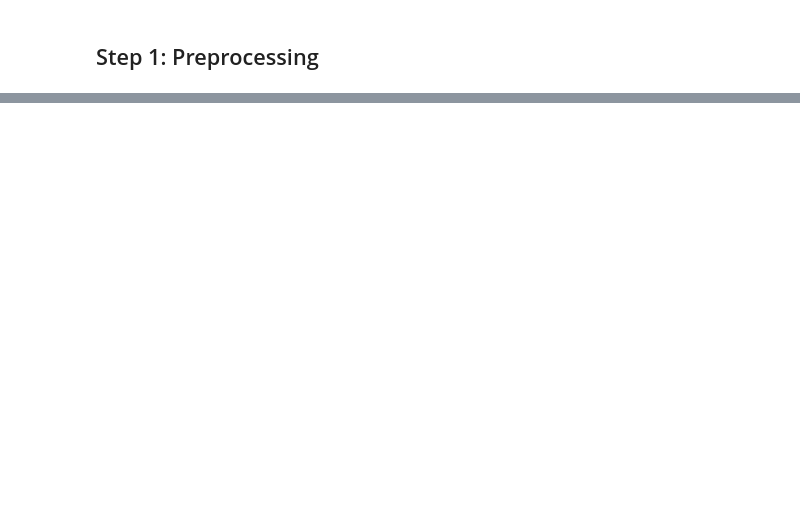
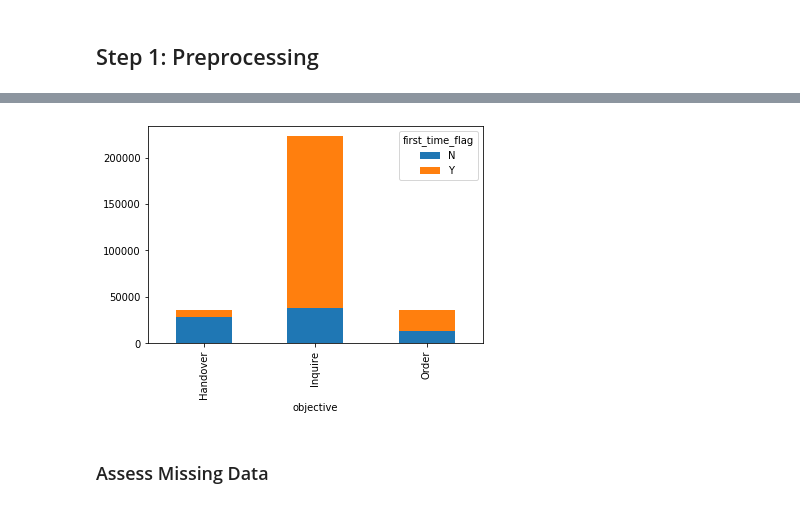
Before and after one commit to wuguangxinchn/DSND_Term2_Customer_Visit_Analysis, a Jupyter notebook: customer_visit_analysis.ipynb, the cells around one changed output, grey strips where cells are left out. Saved outputs shown, nothing was run; the diff lists cells and outputs as text; code cells hidden in the pictures; blank space fills up the shorter version.

```diff
--- a/customer_visit_analysis.ipynb
+++ b/customer_visit_analysis.ipynb
@@ -26,0 +65,5 @@ data.head()
+# %%
+data.objective = data.objective.map({'看车比价': 'Inquire', '订单':'Order', '交车':'Handover' })
+# %%
+# Only keep the data with objective "Inquire", "Order" and "Handover"
+data = data[(data.objective=='Inquire') | (data.objective=='Order') | (data.objective=='Handover')]
@@ -26,0 +88,9 @@ data.head()
+# %%
+data.first_time_flag = data.first_time_flag.map({'是': 'Y', '否':'N'})
+# %%
+data.groupby(['objective','first_time_flag']).size().unstack().plot(kind='bar',stacked=True)
+plt.show()
+# %% [output]
+[figure, added]
+# %% [markdown]
+### Assess Missing Data
```
Also changed, not shown: parts of 47 cells of this notebook.
